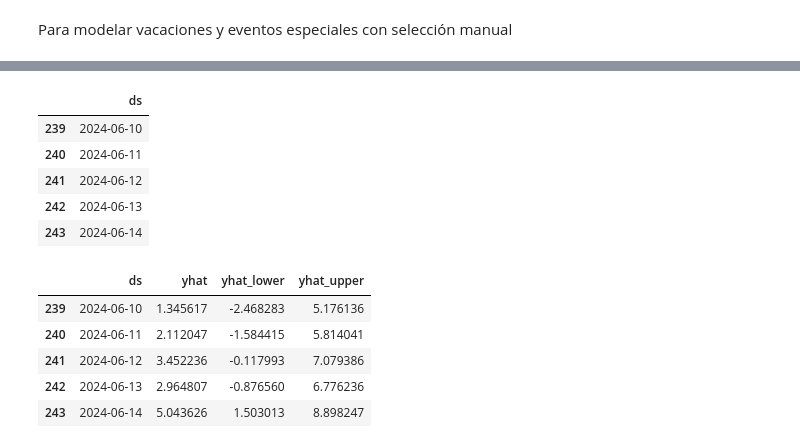
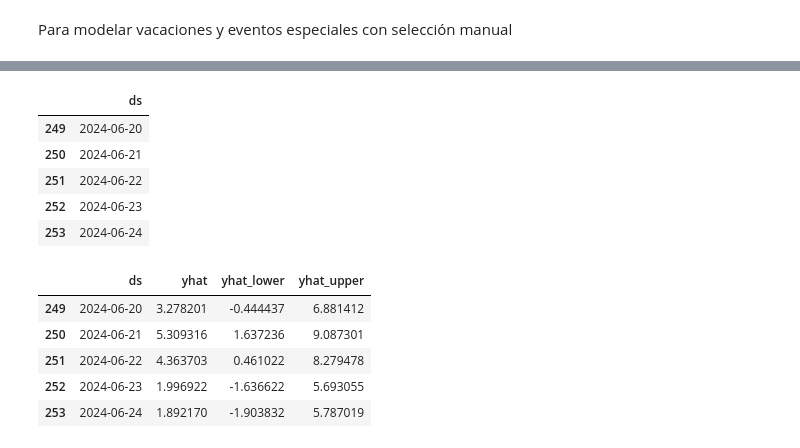
Before and after one commit to juanspadaro/forecasting_for_planning, a Jupyter notebook: Prophet/forecast_facturapp_prophet_v1.ipynb, the cells around one changed output, grey strips where cells are left out. Saved outputs shown, nothing was run; the diff lists cells and outputs as text; code cells hidden in the pictures.

```diff
--- a/Prophet/forecast_facturapp_prophet_v1.ipynb
+++ b/Prophet/forecast_facturapp_prophet_v1.ipynb
@@ -90,24 +90,24 @@ m.fit(df_prophet)
 <prophet.forecaster.Prophet at 0x...>
 # %%
-future = m.make_future_dataframe(periods=20)
+future = m.make_future_dataframe(periods=30)
 future.tail()
 # %% [output]
 |  | ds |
-| 239 | 2024-06-10 |
-| 240 | 2024-06-11 |
-| 241 | 2024-06-12 |
-| 242 | 2024-06-13 |
-| 243 | 2024-06-14 |
+| 249 | 2024-06-20 |
+| 250 | 2024-06-21 |
+| 251 | 2024-06-22 |
+| 252 | 2024-06-23 |
+| 253 | 2024-06-24 |
 # %%
 forecast = m.predict(future)
 forecast[['ds', 'yhat', 'yhat_lower', 'yhat_upper']].tail()
 # %% [output]
 |  | ds | yhat | yhat_lower | yhat_upper |
-| 239 | 2024-06-10 | 1.345617 | -2.468283 | 5.176136 |
-| 240 | 2024-06-11 | 2.112047 | -1.584415 | 5.814041 |
-| 241 | 2024-06-12 | 3.452236 | -0.117993 | 7.079386 |
-| 242 | 2024-06-13 | 2.964807 | -0.876560 | 6.776236 |
-| 243 | 2024-06-14 | 5.043626 | 1.503013 | 8.898247 |
+| 249 | 2024-06-20 | 3.278201 | -0.444437 | 6.881412 |
+| 250 | 2024-06-21 | 5.309316 | 1.637236 | 9.087301 |
+| 251 | 2024-06-22 | 4.363703 | 0.461022 | 8.279478 |
+| 252 | 2024-06-23 | 1.996922 | -1.636622 | 5.693055 |
+| 253 | 2024-06-24 | 1.892170 | -1.903832 | 5.787019 |
 # %%
 fig1 = m.plot(forecast)
 # %% [output]
```
Also changed, not shown: parts of 5 cells of this notebook, 2 other files.
